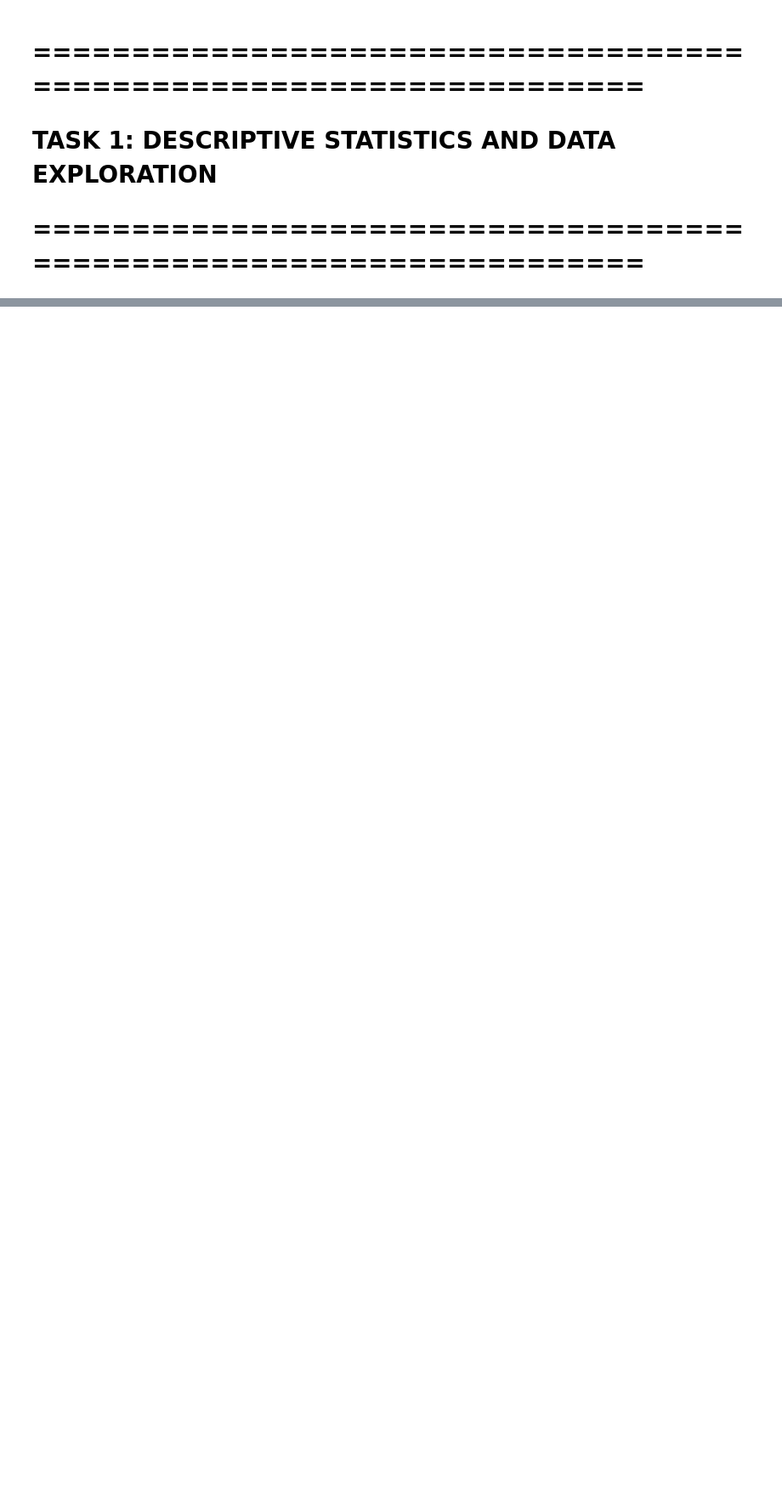
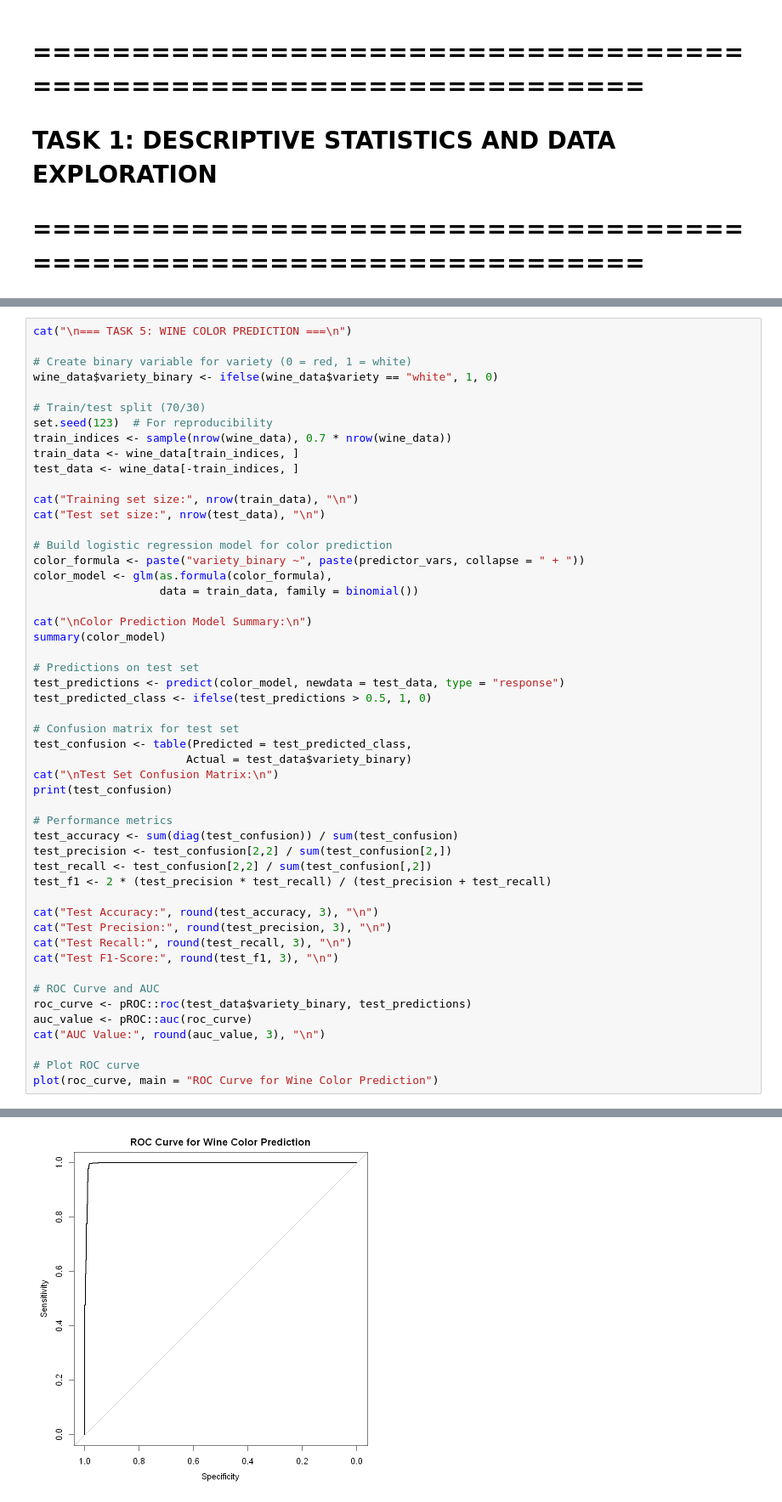
Before and after one commit to Hemanth-Jp/25S-Introduction-to-Data-Sciences, a Jupyter notebook: Winedataset.ipynb, the cells around one changed output, grey strips where cells are left out. Shown: that part at 85% size. Drawn from its saved outputs; the diff is of its cells as text; blank space fills up the shorter version.

```diff
--- a/Winedataset.ipynb
+++ b/Winedataset.ipynb
@@ -74,0 +454,52 @@ ERROR: Error in file(file, "rt"): cannot open the connection
+# %%
+cat("\n=== TASK 5: WINE COLOR PREDICTION ===\n")
+
+# Create binary variable for variety (0 = red, 1 = white)
+wine_data$variety_binary <- ifelse(wine_data$variety == "white", 1, 0)
+
+# Train/test split (70/30)
+set.seed(123)  # For reproducibility
+train_indices <- sample(nrow(wine_data), 0.7 * nrow(wine_data))
+train_data <- wine_data[train_indices, ]
+test_data <- wine_data[-train_indices, ]
+
+cat("Training set size:", nrow(train_data), "\n")
+cat("Test set size:", nrow(test_data), "\n")
+
+# Build logistic regression model for color prediction
+color_formula <- paste("variety_binary ~", paste(predictor_vars, collapse = " + "))
+color_model <- glm(as.formula(color_formula),
+                   data = train_data, family = binomial())
+
+cat("\nColor Prediction Model Summary:\n")
+summary(color_model)
+
+# Predictions on test set
+test_predictions <- predict(color_model, newdata = test_data, type = "response")
+test_predicted_class <- ifelse(test_predictions > 0.5, 1, 0)
+
+# Confusion matrix for test set
+test_confusion <- table(Predicted = test_predicted_class,
+                       Actual = test_data$variety_binary)
+cat("\nTest Set Confusion Matrix:\n")
+print(test_confusion)
+
+# Performance metrics
+test_accuracy <- sum(diag(test_confusion)) / sum(test_confusion)
+test_precision <- test_confusion[2,2] / sum(test_confusion[2,])
+test_recall <- test_confusion[2,2] / sum(test_confusion[,2])
+test_f1 <- 2 * (test_precision * test_recall) / (test_precision + test_recall)
+
+cat("Test Accuracy:", round(test_accuracy, 3), "\n")
+cat("Test Precision:", round(test_precision, 3), "\n")
+cat("Test Recall:", round(test_recall, 3), "\n")
+cat("Test F1-Score:", round(test_f1, 3), "\n")
+
+# ROC Curve and AUC
+roc_curve <- pROC::roc(test_data$variety_binary, test_predictions)
+auc_value <- pROC::auc(roc_curve)
+cat("AUC Value:", round(auc_value, 3), "\n")
+
+# Plot ROC curve
+plot(roc_curve, main = "ROC Curve for Wine Color Prediction")
+# %% [output]
@@ -74,0 +541 @@ ERROR: Error in file(file, "rt"): cannot open the connection
+[figure, added]
```
Also changed, not shown: parts of 27 cells of this notebook.
